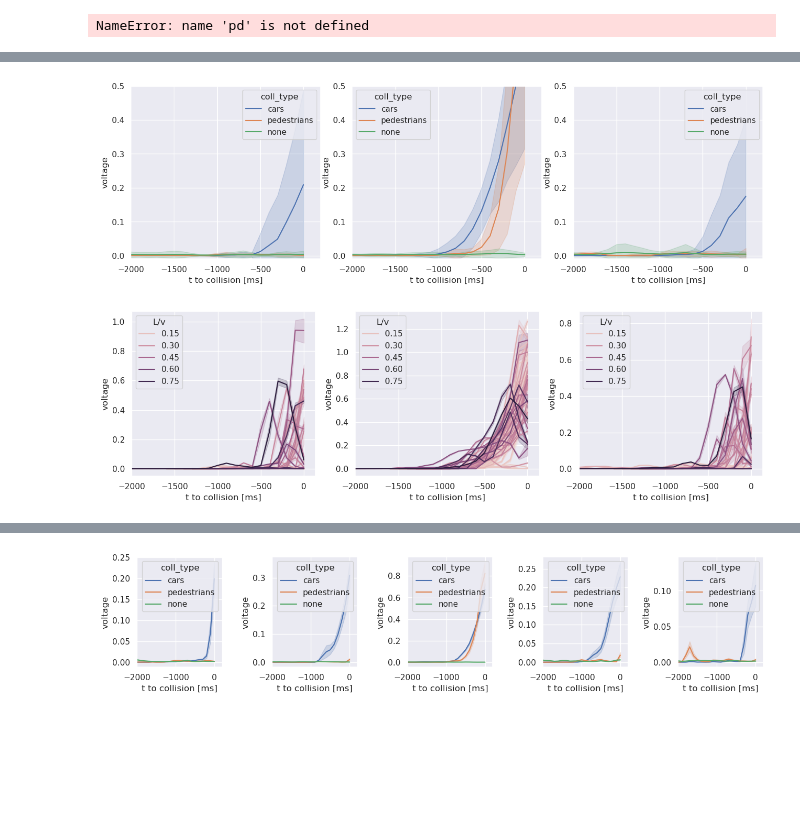
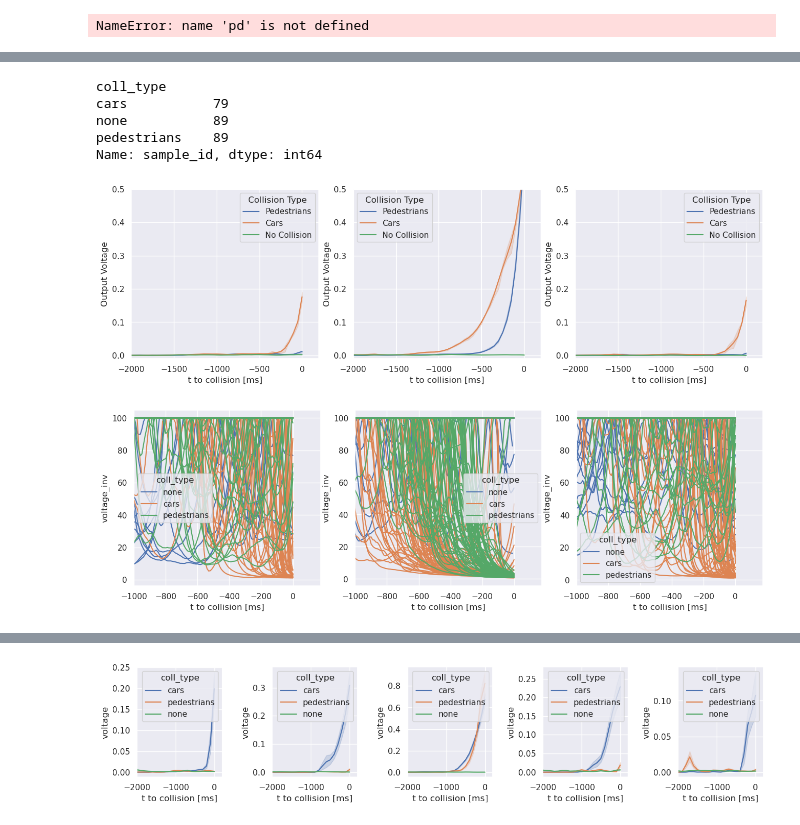
Before and after one commit to FabianSchubert/Bio-Inspired-Event-Based-Looming-Object-Detection-for-Automotive-Collision-Avoidance, a Jupyter notebook: experiments/carla_sim/random_spawn/gen_results.ipynb, the cells around one changed output, grey strips where cells are left out. Cells and saved outputs as stored; diff of their text form; code cells hidden in the pictures; blank space fills up the shorter version.

Commit message:
add result plots on random spawn responses

```diff
--- a/experiments/carla_sim/random_spawn/gen_results.ipynb
+++ b/experiments/carla_sim/random_spawn/gen_results.ipynb
@@ -179,3 +159,11 @@ df_responses
+# %%
+df_responses.groupby(["coll_type"])["sample_id"].nunique()
+# %% [output]
+coll_type
+cars           79
+none           89
+pedestrians    89
+Name: sample_id, dtype: int64
 # %%
 df_responses_filt = df_responses[
     (df_responses["n tiles"] == 3) & (df_responses["model"] == "EMD")
@@ -189,13 +177,15 @@ for k, _ax in enumerate(ax):
     ]
     sns.lineplot(
         x="time",
-        y="voltage",
-        estimator="mean",
+        y="Output Voltage",
+        #estimator=None,#"mean",
+        #units="sample_id",
         data=_df_temp,
         sort=True,
-        errorbar="sd",
+        #errorbar="se",
         orient="x",
-        hue="coll_type",
+        hue="Collision Type",
+        n_boot=5,
         ax=_ax
     )
     _ax.set_xlim(left=-2000)
@@ -203,43 +193,51 @@ for k, _ax in enumerate(ax):
 
     _ax.set_ylim(top=0.5, bottom=-0.01)
 
-fig.tight_layout(pad=0.2)
+fig.tight_layout(pad=0.5)
 
-fig.savefig("responses_emd_3_tile_zoom.png", dpi=400)
-fig.savefig("responses_emd_3_tile_zoom.pdf")
+fig.savefig("responses_emd_3_tile.png", dpi=400)
+fig.savefig("responses_emd_3_tile.pdf")
 
 plt.show()
 # %% [output]
-[figure, old version]
+[figure, new version]
 # %%
 df_responses_filt = df_responses[
-    (df_responses["n tiles"] == 3) & (df_responses["model"] == "EMD") & (df_responses["coll_type"] != "none")
+    (df_responses["n tiles"] == 3) & (df_responses["model"] == "EMD")
 ]
 
 fig, ax = plt.subplots(1, 3, figsize=(13, 4))
 
 for k, _ax in enumerate(ax):
     _df_temp = df_responses_filt[
         (df_responses_filt["tile_idx_x"] == k) & (df_responses_filt["tile_idx_y"] == 1)
     ]
     sns.lineplot(
         x="time",
-        y="voltage",
-        estimator="mean",
+        y="voltage_inv",
+        estimator=None,#"mean",
+        units="sample_id",
         data=_df_temp,
         sort=True,
+        #errorbar="se",
         orient="x",
-        hue="L/v",
+        hue="coll_type",
+        n_boot=5,
         ax=_ax
     )
-    _ax.set_xlim(left=-2000)
+    _ax.set_xlim(left=-1000)
     _ax.set_xlabel("t to collision [ms]")
 
-fig.tight_layout()
+    #_ax.set_ylim(top=0.5, bottom=-0.01)
 
-fig.savefig("l_v_responses_emd_3_tile.png", dpi=400)
-fig.savefig("l_v_responses_emd_3_tile.pdf")
+    #_ax.set_yscale("log")
+    #_ax.set_xscale("log")
+
+fig.tight_layout(pad=0.2)
+
+fig.savefig("responses_emd_3_tile_log.png", dpi=400)
+fig.savefig("responses_emd_3_tile_log.pdf")
 
 plt.show()
 # %% [output]
-[figure, old version]
+[figure, new version]
```
Also changed, not shown: parts of 15 cells of this notebook, 15 other files.
